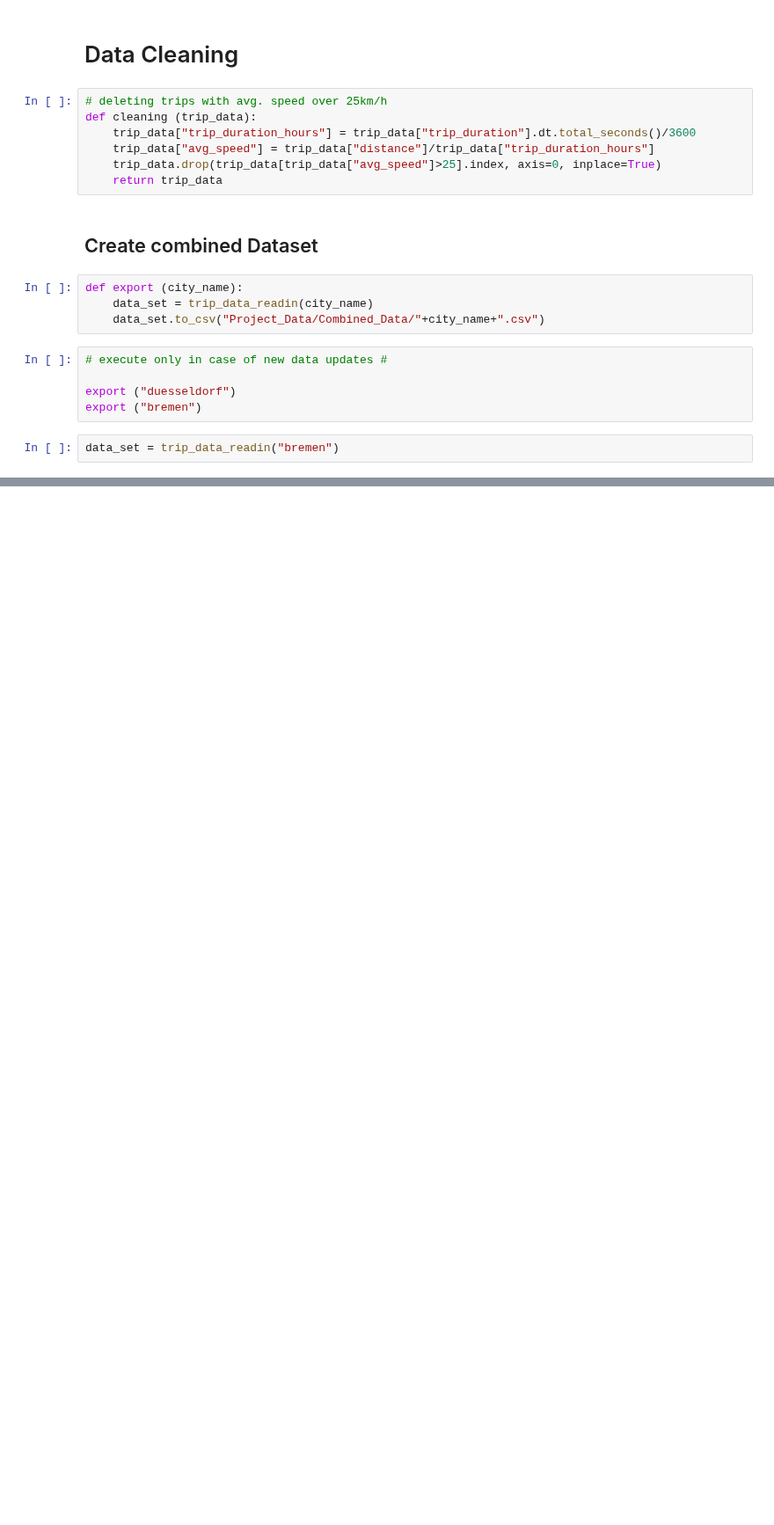
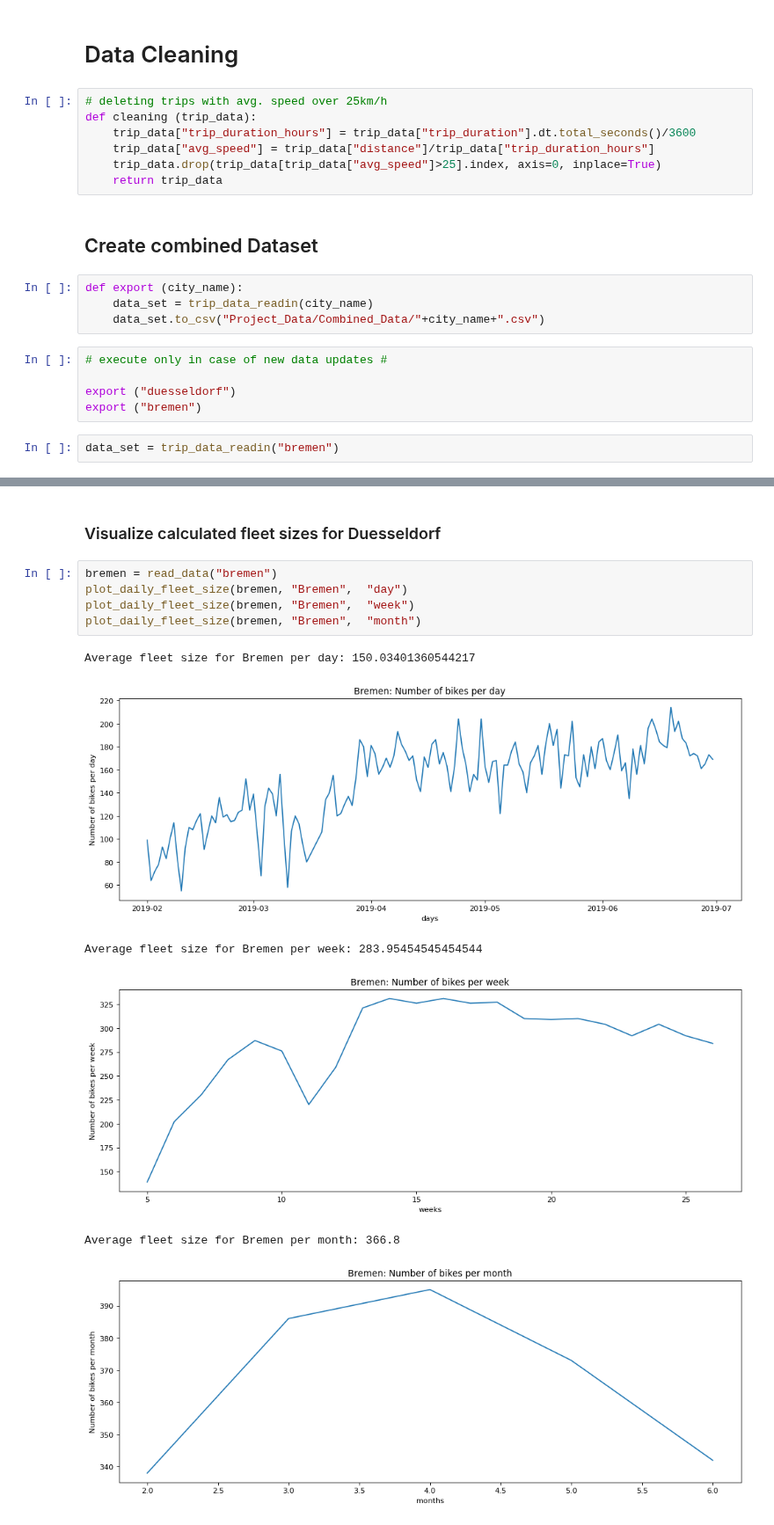
Before and after one commit to Polifka/eagle_gang, a Jupyter notebook: Data preparation and cleaning.ipynb, the cells around one changed output, grey strips where cells are left out. Shown at 88% size. Saved outputs shown, nothing was run; the diff lists cells and outputs as text; blank space fills up the shorter version.

```diff
--- a/Data preparation and cleaning.ipynb
+++ b/Data preparation and cleaning.ipynb
@@ -137,0 +190,14 @@ memory usage: 11.5+ MB
+# %% [markdown]
+### Visualize calculated fleet sizes for Duesseldorf
+# %%
+bremen = read_data("bremen")
+plot_daily_fleet_size(bremen, "Bremen",  "day")
+plot_daily_fleet_size(bremen, "Bremen",  "week")
+plot_daily_fleet_size(bremen, "Bremen",  "month")
+# %% [output]
+Average fleet size for Bremen per day: 150.03401360544217
+[figure, added]
+Average fleet size for Bremen per week: 283.95454545454544
+[figure, added]
+Average fleet size for Bremen per month: 366.8
+[figure, added]
```
Also changed, not shown: parts of 11 cells of this notebook.
